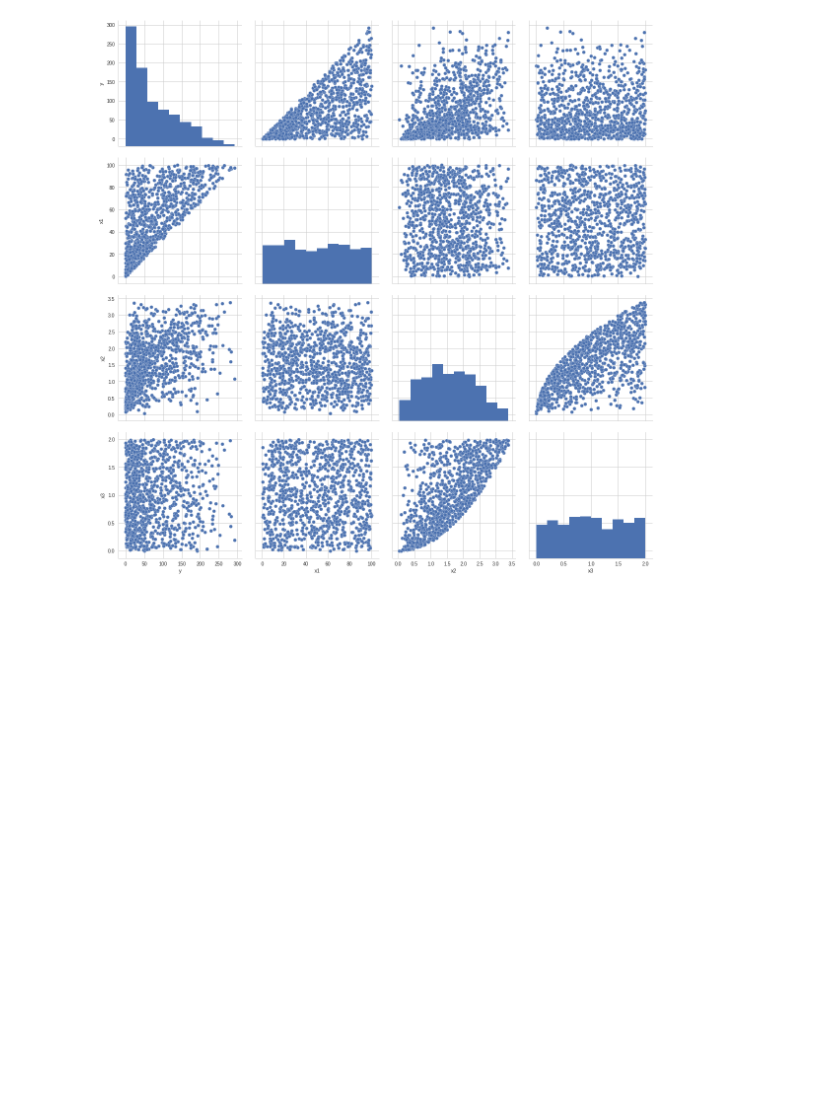
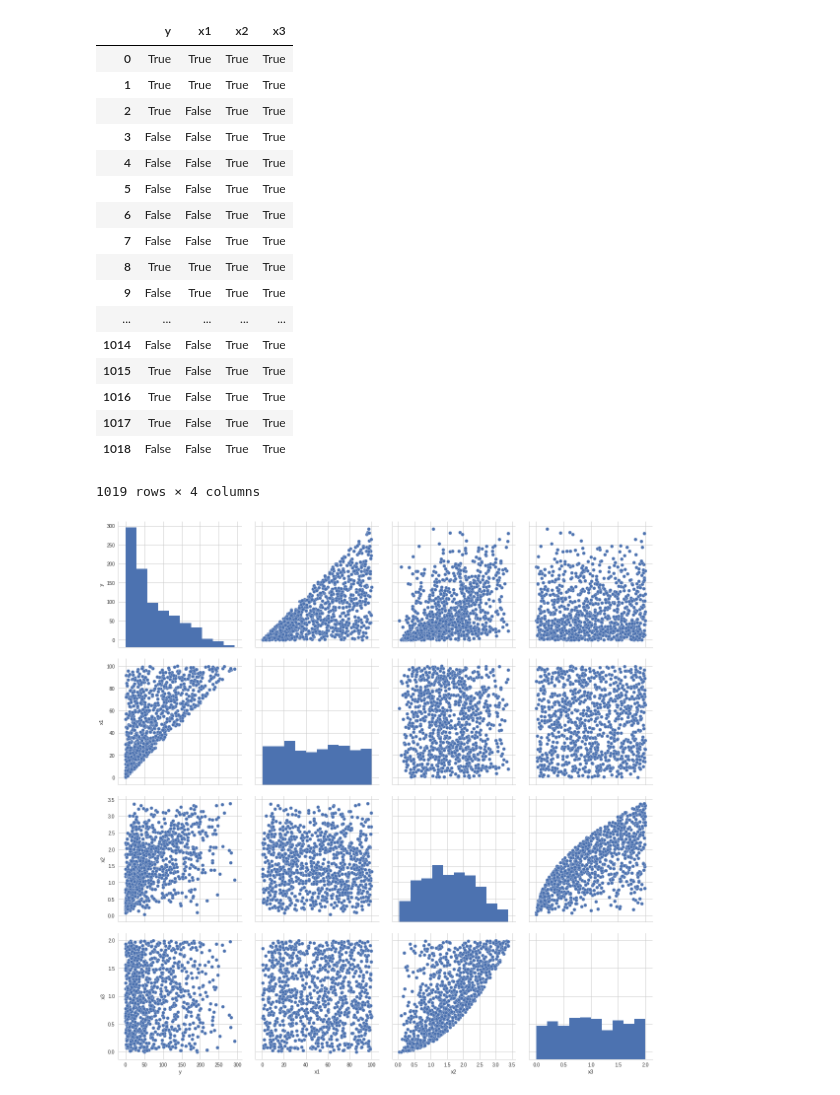
Before and after one commit to perthi/deep-learning, a Jupyter notebook: may.12th.ipynb, the cells around one changed output. Drawn from its saved outputs; the diff is of its cells as text; code cells hidden in the pictures; blank space fills up the shorter version.

```diff
--- a/may.12th.ipynb
+++ b/may.12th.ipynb
@@ -40,3 +26,24 @@ print(df)
+# %%
+df < 10
+# %% [output]
+|  | y | x1 | x2 | x3 |
+| 0 | True | True | True | True |
+| 1 | True | True | True | True |
+| 2 | True | False | True | True |
+| 3 | False | False | True | True |
+| 4 | False | False | True | True |
+| 5 | False | False | True | True |
+| 6 | False | False | True | True |
+| 7 | False | False | True | True |
+| 8 | True | True | True | True |
+| 9 | False | True | True | True |
+| ... | ... | ... | ... | ... |
+| 1014 | False | False | True | True |
+| 1015 | True | False | True | True |
+| 1016 | True | False | True | True |
+| 1017 | True | False | True | True |
+| 1018 | False | False | True | True |
+1019 rows × 4 columns
 # %%
 
 sns.set(style='whitegrid', context='notebook')
```
Also changed, not shown: parts of 1 cell of this notebook, 2 other files.
